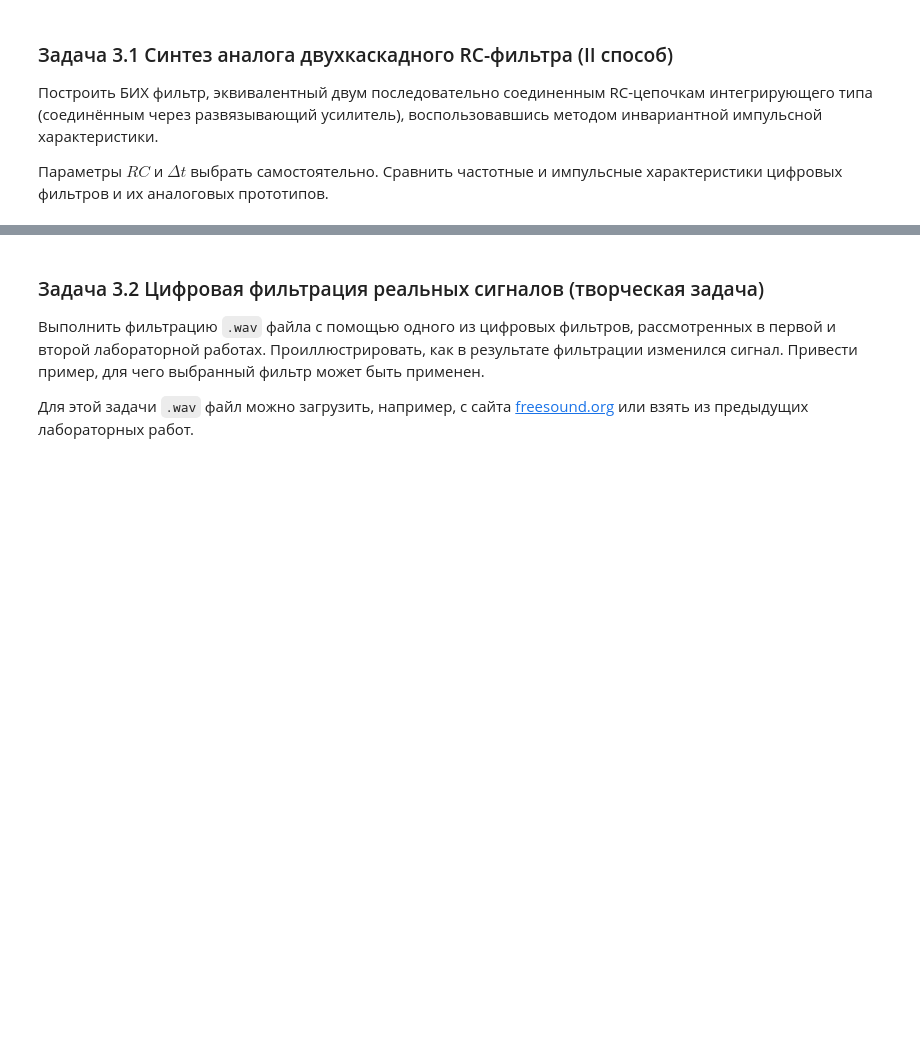
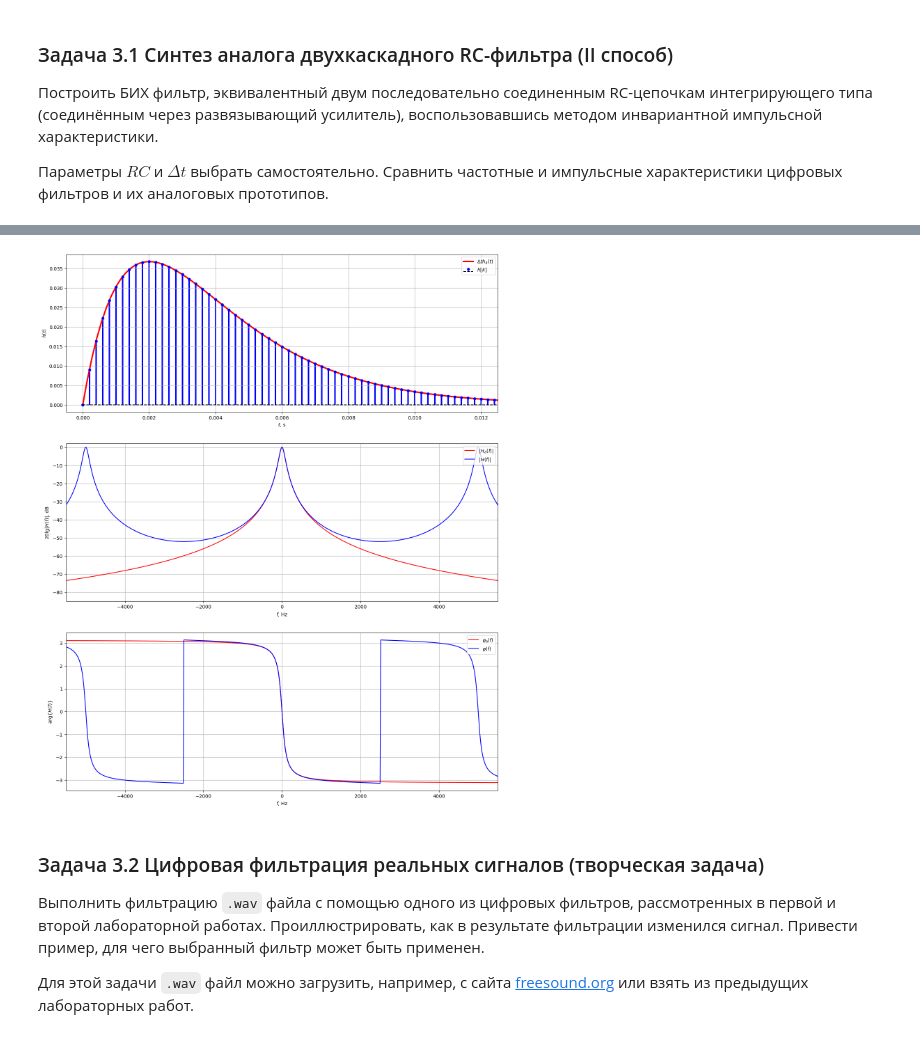
Before and after one commit to sin-diesel/digital-signals-laboratory, a Jupyter notebook: iir-filters-synthesis/dsp_lab3.ipynb, the cells around one changed output, grey strips where cells are left out. Cells and saved outputs as stored; diff of their text form; code cells hidden in the pictures; blank space fills up the shorter version.

```diff
--- a/iir-filters-synthesis/dsp_lab3.ipynb
+++ b/iir-filters-synthesis/dsp_lab3.ipynb
@@ -542,3 +553,62 @@ plt.show()
 
 Параметры $RC$ и $\Delta t $ выбрать самостоятельно.
 Сравнить частотные и импульсные характеристики  цифровых фильтров и их аналоговых прототипов.
+# %%
+
+
+RC = 2*1e-3
+dt = RC/10
+
+LTI = signal.lti(
+    [1],
+    [RC**2, 2*RC, 1]
+)
+
+DLTI = signal.dlti(
+    [0, (dt/RC)**2 * np.exp(-dt/RC), 0],
+    [1, -2*np.exp(-dt/RC), np.exp(-2*dt/RC)],
+    dt=dt
+)
+
+plt.figure(figsize=(16,20))
+
+plt.subplot(311)
+t, h_a = signal.impulse(LTI)
+plt.plot(t, h_a*dt, 'r', lw=3, label="$\\Delta t h_a(t)$")
+
+t, h = signal.dimpulse(DLTI, n=100)
+ml, sl, bl = plt.stem(t, np.squeeze(h), 'b', basefmt = 'k--', markerfmt = 'bo', label="$h[k]$")
+plt.setp(sl, lw=3, zorder = 1)
+plt.setp(ml, markersize = 5)
+
+plt.grid()
+plt.xlim([-0.0005, 0.0125])
+plt.xlabel("$t$, s")
+plt.ylabel("$h(t)$")
+plt.legend(loc = 'upper right')
+
+plt.subplot(312)
+
+w_a, H_a = signal.freqresp(LTI, w=np.linspace(-3*np.pi, 3*np.pi, 1000)/dt)
+theta_d, H_d = signal.dfreqresp(DLTI, w=np.linspace(-3*np.pi, 3*np.pi, 1000))
+
+plt.plot(w_a/(2*np.pi), 20*np.log10(abs(H_a)), "r", label="$|\mathcal{H}_a(f)|$")
+plt.plot(theta_d/(2*np.pi*dt), 20*np.log10(abs(H_d)), "b", label="$|\mathcal{H}(f)|$")
+plt.ylabel("$20 \lg |\mathcal{H}(f)|$, dB")
+plt.xlabel("$f$, Hz")
+plt.ylim(-85, 2)
+plt.xlim(-1.1/dt, +1.1/dt)
+plt.legend(loc = 'upper right')
+plt.grid()
+
+plt.subplot(313)
+
+plt.plot(w_a/(2*np.pi), np.angle(H_a), "r", label="$\\varphi_a(f)$")
+plt.plot(theta_d/(2*np.pi*dt), np.angle(H_d), "b", label="$\\varphi(f)$")
+plt.ylabel("arg$\{\mathcal{H}(f)\}$")
+plt.xlabel("$f$, Hz")
+plt.xlim(-1.1/dt, +1.1/dt)
+plt.legend(loc = 'upper right')
+plt.grid()
+plt.show()
+# %% [output]
@@ -545,3 +617,4 @@ plt.show()
+[figure, added]
 # %% [markdown]
 ### Задача 3.2 Цифровая фильтрация реальных сигналов (творческая задача)
 
```
Also changed, not shown: parts of 7 cells of this notebook, 11 other files.
